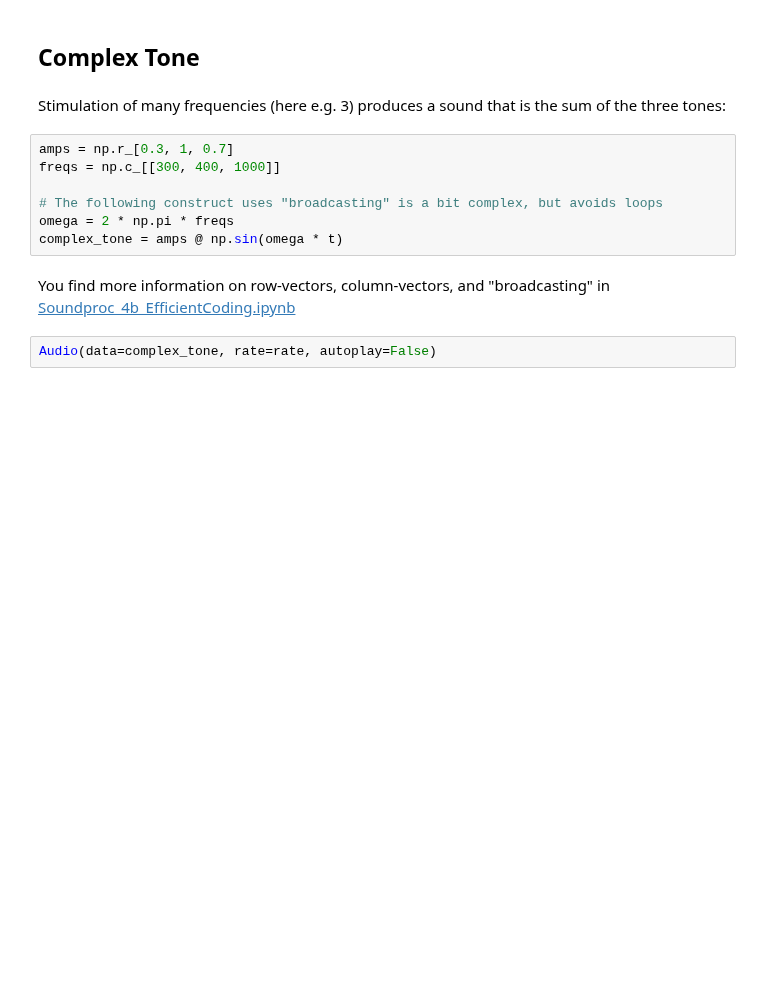
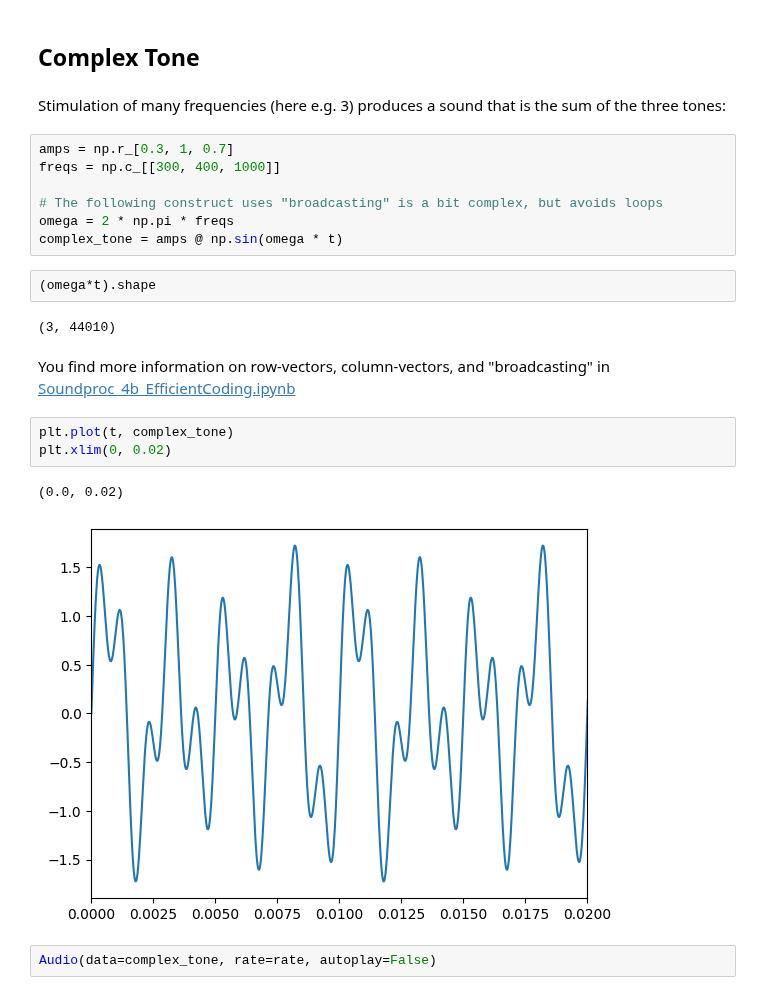
Before and after one commit to thomas-haslwanter/CSS_ipynb, a Jupyter notebook: Soundproc_4_Stimulation.ipynb, the cells around one changed output. Drawn from its saved outputs; the diff is of its cells as text; blank space fills up the shorter version.

```diff
--- a/Soundproc_4_Stimulation.ipynb
+++ b/Soundproc_4_Stimulation.ipynb
@@ -64,9 +64,19 @@ freqs = np.c_[[300, 400, 1000]]
 # The following construct uses "broadcasting" is a bit complex, but avoids loops
 omega = 2 * np.pi * freqs
 complex_tone = amps @ np.sin(omega * t)
+# %%
+(omega*t).shape
+# %% [output]
+(3, 44010)
 # %% [markdown]
 You find more information on row-vectors, column-vectors, and "broadcasting" in
 [Soundproc_4b_EfficientCoding.ipynb](Soundproc_4b_EfficientCoding.ipynb)
+# %%
+plt.plot(t, complex_tone)
+plt.xlim(0, 0.02)
+# %% [output]
+(0.0, 0.02)
+[figure, added]
 # %%
 Audio(data=complex_tone, rate=rate, autoplay=False)
 # %% [output]
```
Also changed, not shown: parts of 1 cell of this notebook, 8 other files.
